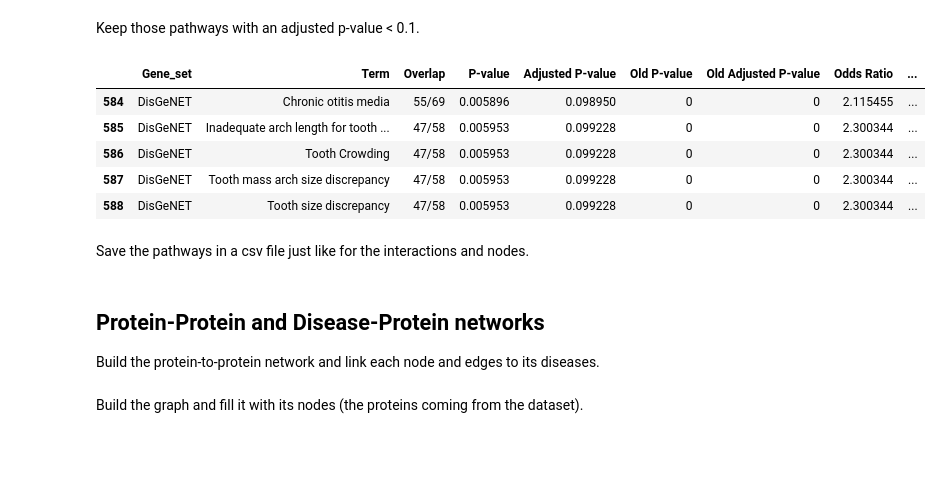
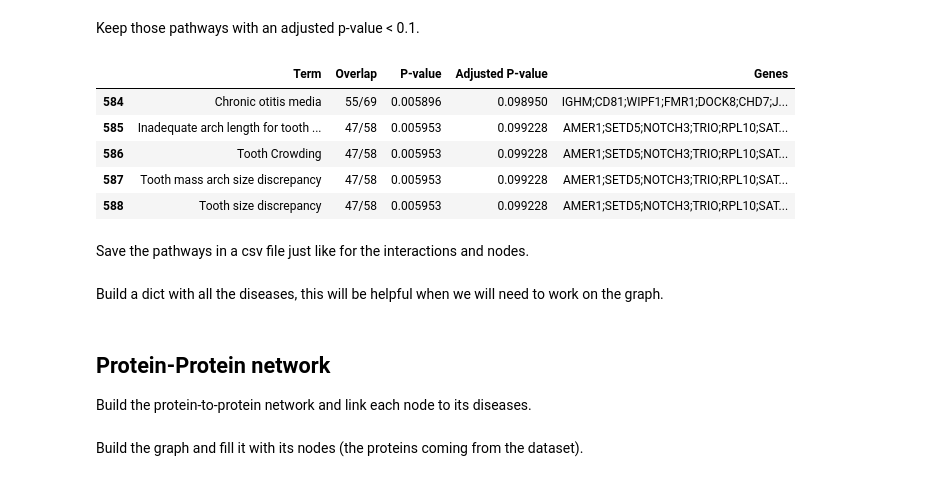
Before and after one commit to nikodallanoce/ComputationalHealthLaboratory, a Jupyter notebook: Project_CHL.ipynb, the cells around one changed output. Cells and saved outputs as stored; diff of their text form; code cells hidden in the pictures; blank space fills up the shorter version.

```diff
--- a/Project_CHL.ipynb
+++ b/Project_CHL.ipynb
@@ -227,15 +219,15 @@ enr = gp.enrichr(gene_list=pd.DataFrame(nodes),
 # %% [markdown]
 Keep those pathways with an adjusted p-value < 0.1.
 # %%
-diseases = enr.results[enr.results["Adjusted P-value"] < 0.1]
-diseases.tail()
+df_diseases = enr.results[enr.results["Adjusted P-value"] < 0.1][["Term", "Overlap", "P-value", "Adjusted P-value", "Genes"]]
+df_diseases.tail()
 # %% [output]
-|  | Gene_set | Term | Overlap | P-value | Adjusted P-value | Old P-value | Old Adjusted P-value | Odds Ratio | ... |
-| 584 | DisGeNET | Chronic otitis media | 55/69 | 0.005896 | 0.098950 | 0 | 0 | 2.115455 | ... |
-| 585 | DisGeNET | Inadequate arch length for tooth ... | 47/58 | 0.005953 | 0.099228 | 0 | 0 | 2.300344 | ... |
-| 586 | DisGeNET | Tooth Crowding | 47/58 | 0.005953 | 0.099228 | 0 | 0 | 2.300344 | ... |
-| 587 | DisGeNET | Tooth mass arch size discrepancy | 47/58 | 0.005953 | 0.099228 | 0 | 0 | 2.300344 | ... |
-| 588 | DisGeNET | Tooth size discrepancy | 47/58 | 0.005953 | 0.099228 | 0 | 0 | 2.300344 | ... |
+|  | Term | Overlap | P-value | Adjusted P-value | Genes |
+| 584 | Chronic otitis media | 55/69 | 0.005896 | 0.098950 | IGHM;CD81;WIPF1;FMR1;DOCK8;CHD7;J... |
+| 585 | Inadequate arch length for tooth ... | 47/58 | 0.005953 | 0.099228 | AMER1;SETD5;NOTCH3;TRIO;RPL10;SAT... |
+| 586 | Tooth Crowding | 47/58 | 0.005953 | 0.099228 | AMER1;SETD5;NOTCH3;TRIO;RPL10;SAT... |
+| 587 | Tooth mass arch size discrepancy | 47/58 | 0.005953 | 0.099228 | AMER1;SETD5;NOTCH3;TRIO;RPL10;SAT... |
+| 588 | Tooth size discrepancy | 47/58 | 0.005953 | 0.099228 | AMER1;SETD5;NOTCH3;TRIO;RPL10;SAT... |
 # %% [markdown]
 Save the pathways in a csv file just like for the interactions and nodes.
 # %%
@@ -242,0 +235,2 @@ diseases.to_csv("diseases_pathways.csv")
+# %% [markdown]
+Build a dict with all the diseases, this will be helpful when we will need to work on the graph.
@@ -243,6 +244,6 @@ diseases.to_csv("diseases_pathways.csv")
 # %% [markdown]
-## **Protein-Protein and Disease-Protein networks**
-Build the protein-to-protein network and link each node and edges to its diseases.
+## **Protein-Protein network**
+Build the protein-to-protein network and link each node to its diseases.
 # %%
 import networkx as nx
 # %% [markdown]
```
Also changed, not shown: parts of 36 cells of this notebook, 1 other file.
